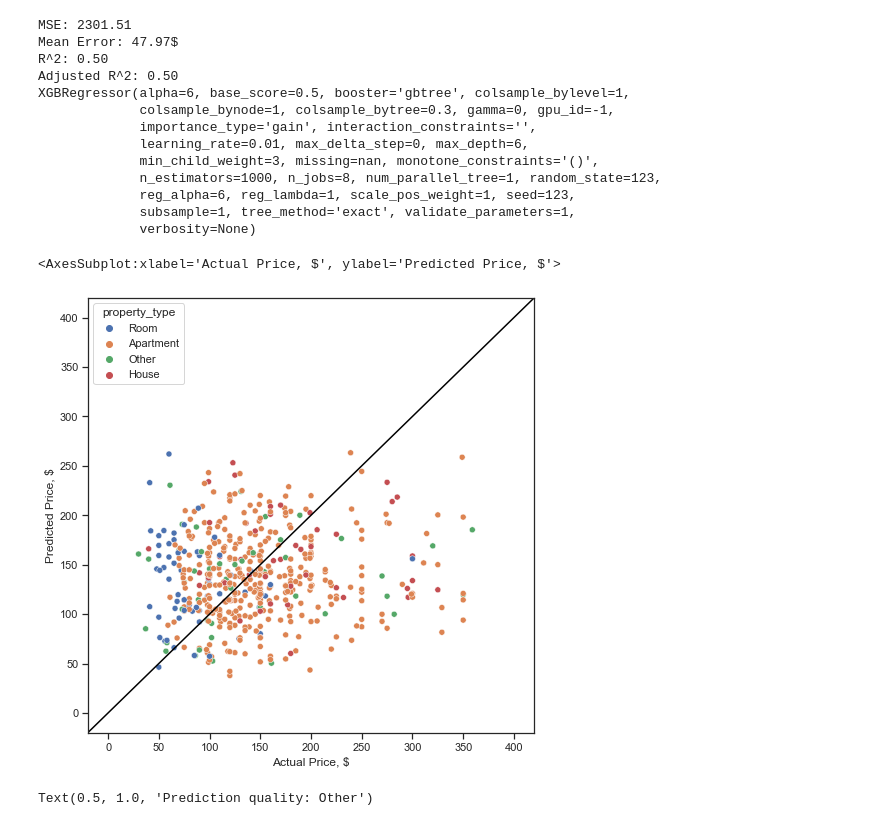
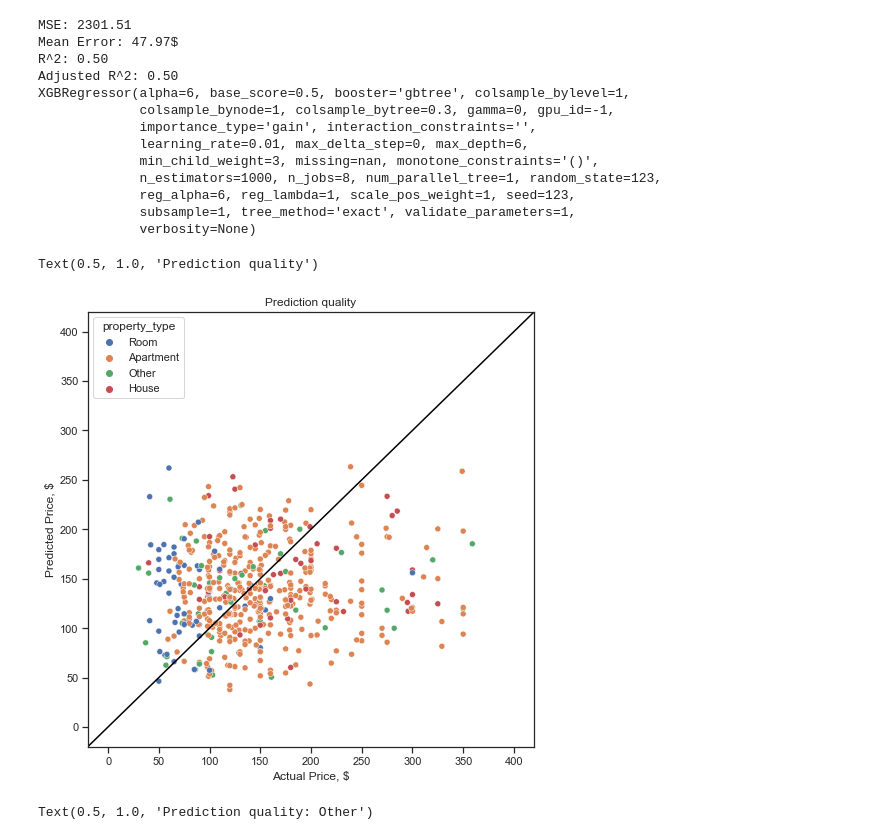
Before and after one commit to Tetawex/python_stuff, a Jupyter notebook: exploratory_analysis.ipynb, the cells around one changed output. Drawn from its saved outputs; the diff is of its cells as text; code cells hidden in the pictures.

```diff
--- a/exploratory_analysis.ipynb
+++ b/exploratory_analysis.ipynb
@@ -596,24 +577,24 @@ XGBRegressor(alpha=6, base_score=0.5, booster='gbtree', colsample_bylevel=1,
 # %%
 # y_test['price']
 
 pred_scatter_index = range(0, len(y_test))
 
 vec_test = pd.Series(y_test['price'], index = pred_scatter_index, dtype='float')
 vec_pred = pd.Series(preds, index = pred_scatter_index, dtype='float')
 
 frame = { 'Actual Price, $': vec_test, 'Predicted Price, $': vec_pred,}
 
 comp_df = pd.DataFrame(frame, index=pred_scatter_index).join(df['property_type'].reindex(pred_scatter_index))
 
 plt.figure(figsize=(8, 8))
 plt.axline((0, 0), (400, 400), color='black')
 sns.scatterplot(x='Actual Price, $',
                 y='Predicted Price, $',
                 hue='property_type',
-                data=comp_df)
+                data=comp_df).set_title('Prediction quality')
 # %% [output]
-<AxesSubplot:xlabel='Actual Price, $', ylabel='Predicted Price, $'>
+Text(0.5, 1.0, 'Prediction quality')
-[figure, old version]
+[figure, new version]
 # %%
 fig, ((ax1, ax2), (ax3, ax4)) = plt.subplots(2, 2,figsize=(15, 15))
 
```
Also changed, not shown: parts of 6 cells of this notebook.
